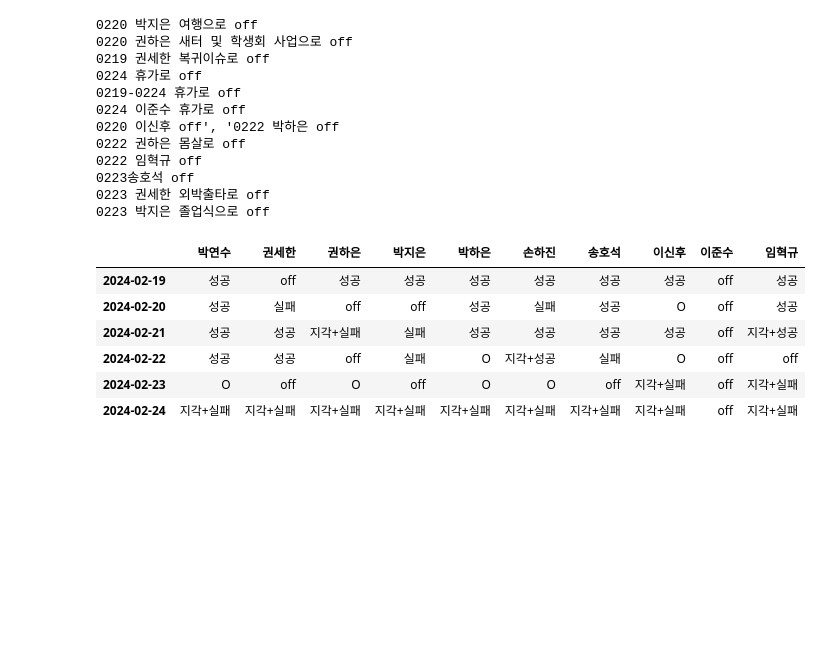
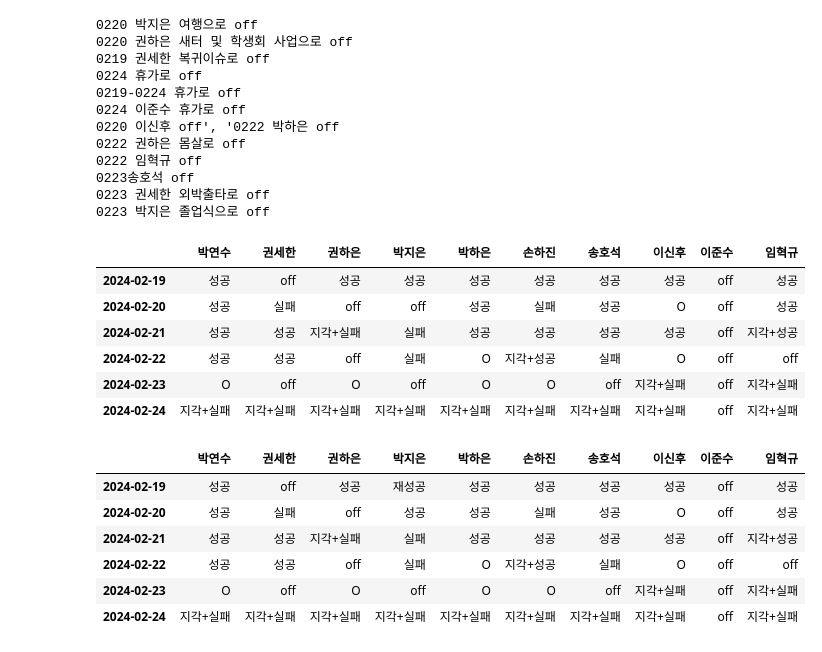
Before and after one commit to kitewatermelon/payorstudy, a Jupyter notebook: test.ipynb, the cells around one changed output. Cells and saved outputs as stored; diff of their text form; code cells hidden in the pictures; blank space fills up the shorter version.

```diff
--- a/test.ipynb
+++ b/test.ipynb
@@ -36,9 +36,10 @@ pattern_success = r'\d{4}\s?\w+\s?성공' # 성공 정규식
 pattern_fail = r'\d{4}\s?\w+\s?실패' # 실패 정규식
 pattern_off = r'\d{4}\s?\w+\s?.*?\s?off' # off 정규식
 pattern_offs = r'\d{4}-\d{4}\s?\w?+\s?\w+\s?off' # offs 정규식
-pattern_retry = r'\d{4}\s?\w+\s?재도전' # 재도전 설정 정규식
+pattern_retry_set = r'\d{4}\s?\w+\s?\d{4}\s?재도전' # 재도전 설정 정규식
+pattern_retry_sucess = r'\d{4}\s?\w+\s?\d{4}\s?재성공' # 재도전 인증 정규식
 
-filter_option = f"{pattern_set}|{pattern_success}|{pattern_fail}|{pattern_off}|{pattern_offs}|{pattern_retry}"
+filter_option = f"{pattern_set}|{pattern_success}|{pattern_fail}|{pattern_off}|{pattern_offs}|{pattern_retry_set}|{pattern_retry_sucess}"
 filtered_rows = file[file['Message'].str.contains(filter_option, regex=True)]
 filtered_rows = filtered_rows.reset_index(drop=True, inplace=False)
 len_of_rows = filtered_rows.shape[0]
@@ -115,14 +116,17 @@ for index in range(len_of_rows):
     MESSAGE = filtered_rows['Message'][index]
 
     result_set = str(re.findall(pattern_set, MESSAGE))[2:][:-2]
+    result_retry_set = str(re.findall(pattern_retry_set, MESSAGE))[2:][:-2]
 
     if USER in ['권세한', '임혁규', '이신후', '이준수']:
         DEADLINE = 21
     else :
         DEADLINE = 10
 
-    if len(result_set) <= 1:
+    if len(result_set) <= 1 | len(result_retry_set) <= 1:
         continue
+    elif len(result_set) > 1:
+        date_str = '2024' + result_retry_set[:4]
     else:
         date_str = '2024' + result_set[:4]
     date_obj = datetime.strptime(date_str + f'{DEADLINE}', "%Y%m%d%H")
@@ -205,3 +240,13 @@ for user in 설정맵.columns:
 | 2024-02-22 | 성공 | 성공 | off | 실패 | O | 지각+성공 | 실패 | O | off | off |
 | 2024-02-23 | O | off | O | off | O | O | off | 지각+실패 | off | 지각+실패 |
 | 2024-02-24 | 지각+실패 | 지각+실패 | 지각+실패 | 지각+실패 | 지각+실패 | 지각+실패 | 지각+실패 | 지각+실패 | off | 지각+실패 |
+# %%
+설정맵
+# %% [output]
+|  | 박연수 | 권세한 | 권하은 | 박지은 | 박하은 | 손하진 | 송호석 | 이신후 | 이준수 | 임혁규 |
+| 2024-02-19 | 성공 | off | 성공 | 재성공 | 성공 | 성공 | 성공 | 성공 | off | 성공 |
+| 2024-02-20 | 성공 | 실패 | off | 성공 | 성공 | 실패 | 성공 | O | off | 성공 |
+| 2024-02-21 | 성공 | 성공 | 지각+실패 | 실패 | 성공 | 성공 | 성공 | 성공 | off | 지각+성공 |
+| 2024-02-22 | 성공 | 성공 | off | 실패 | O | 지각+성공 | 실패 | O | off | off |
+| 2024-02-23 | O | off | O | off | O | O | off | 지각+실패 | off | 지각+실패 |
+| 2024-02-24 | 지각+실패 | 지각+실패 | 지각+실패 | 지각+실패 | 지각+실패 | 지각+실패 | 지각+실패 | 지각+실패 | off | 지각+실패 |
```
Also changed, not shown: parts of 2 cells of this notebook.
